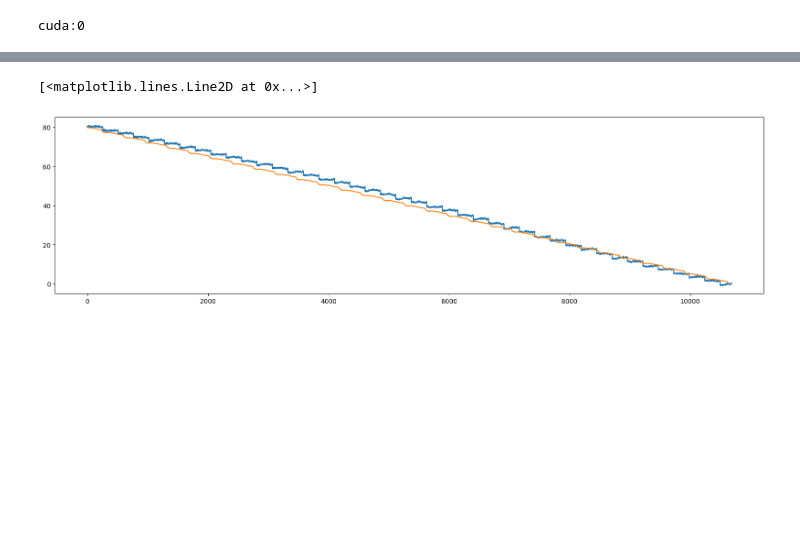
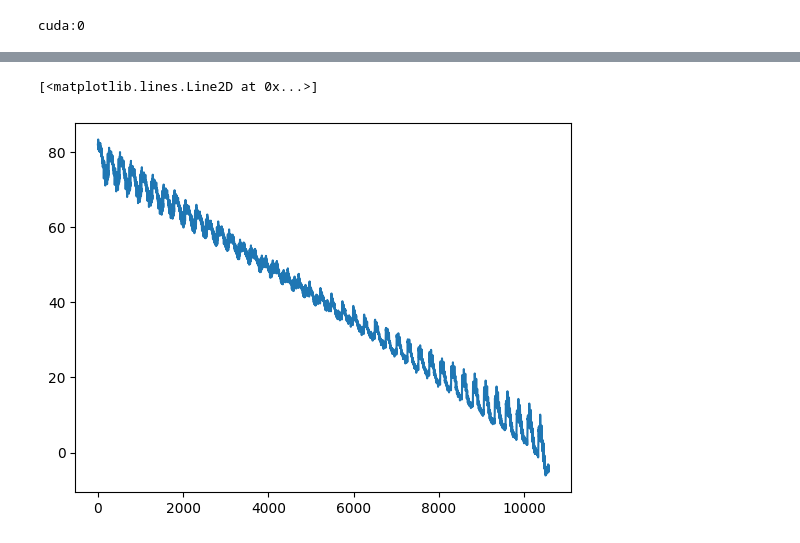
Before and after one commit to fertile04/HoHo, a Jupyter notebook: SOC_tf_0811/new_prac_tf(mul_data)(plan_1)(v,c)(완).ipynb, the cells around one changed output, grey strips where cells are left out. Cells and saved outputs as stored; diff of their text form; code cells hidden in the pictures; blank space fills up the shorter version.

```diff
--- a/SOC_tf_0811/new_prac_tf(mul_data)(plan_1)(v,c)(완).ipynb
+++ b/SOC_tf_0811/new_prac_tf(mul_data)(plan_1)(v,c)(완).ipynb
@@ -238,7 +243,7 @@ model = TFModel(500, 10, 256, 4, 0.1).to(device)
 criterion = nn.MSELoss()
 optimizer = torch.optim.AdamW(model.parameters(), lr=lr)
 # %%
-epoch = 500
+epoch = 5000
 model.train()
 progress = tqdm(range(epoch))
 
@@ -253,7 +258,9 @@ for i in progress:
         tgt_mask = model.generate_square_subsequent_mask(dec_inputs.shape[1]).to(device)
 
         result = model(inputs_v.float().to(device), inputs_c.float().to(device), dec_inputs.float().to(device), src_mask, tgt_mask)
-        loss = criterion(result.permute(1,0,2), outputs.float().to(device))
+
+        #loss = criterion(result.permute(1,0,2), outputs.float().to(device))
+        loss = criterion(result, outputs.float().to(device))
 
         loss.backward()
         optimizer.step()
@@ -278,7 +285,7 @@ for i in progress:
 
     # progress.set_description("{:0.5f}".format(batchloss.cpu().item() / len(train_dataloader)))#??
 # %%
-eval_dataset = StrideDataset("US06_80.csv", 5, 2, 1207, stride=1)
+eval_dataset = StrideDataset("US06_80.csv", 80, 30, 1207, stride=1)
 
 eval_dataloader = DataLoader(eval_dataset, batch_size=256, shuffle=False, drop_last=False)
 # %%
@@ -307,18 +314,19 @@ torch.Size([10684])
+# %%
+predictions = predictions * 80
 # %%
-predictions = mm_scaler.inverse_transform(predictions.reshape(-1,1))
+#predictions = mm_scaler.inverse_transform(predictions.reshape(-1,1))
 # %%
-plt.figure(figsize=(20,5))
 #plt.plot(range(20000-639,20000),dataset_d.y[20000-639:], label="real")
 plt.plot(predictions, label="predict")
-plt.plot(dataset_d.y, label="real")
+#plt.plot(dataset_d.y, label="real")
 #plt.xlim(0,2)
 
 
 # plt.legend()
 # plt.show()
 # %% [output]
 [<matplotlib.lines.Line2D at 0x...>]
-[figure, old version]
+[figure, new version]
 # %%
 plt.plot(dataset_d.y, color='red', alpha=0.7)
 plt.plot(predictions, color='blue', linewidth=0.7)
```
Also changed, not shown: parts of 9 cells of this notebook.
